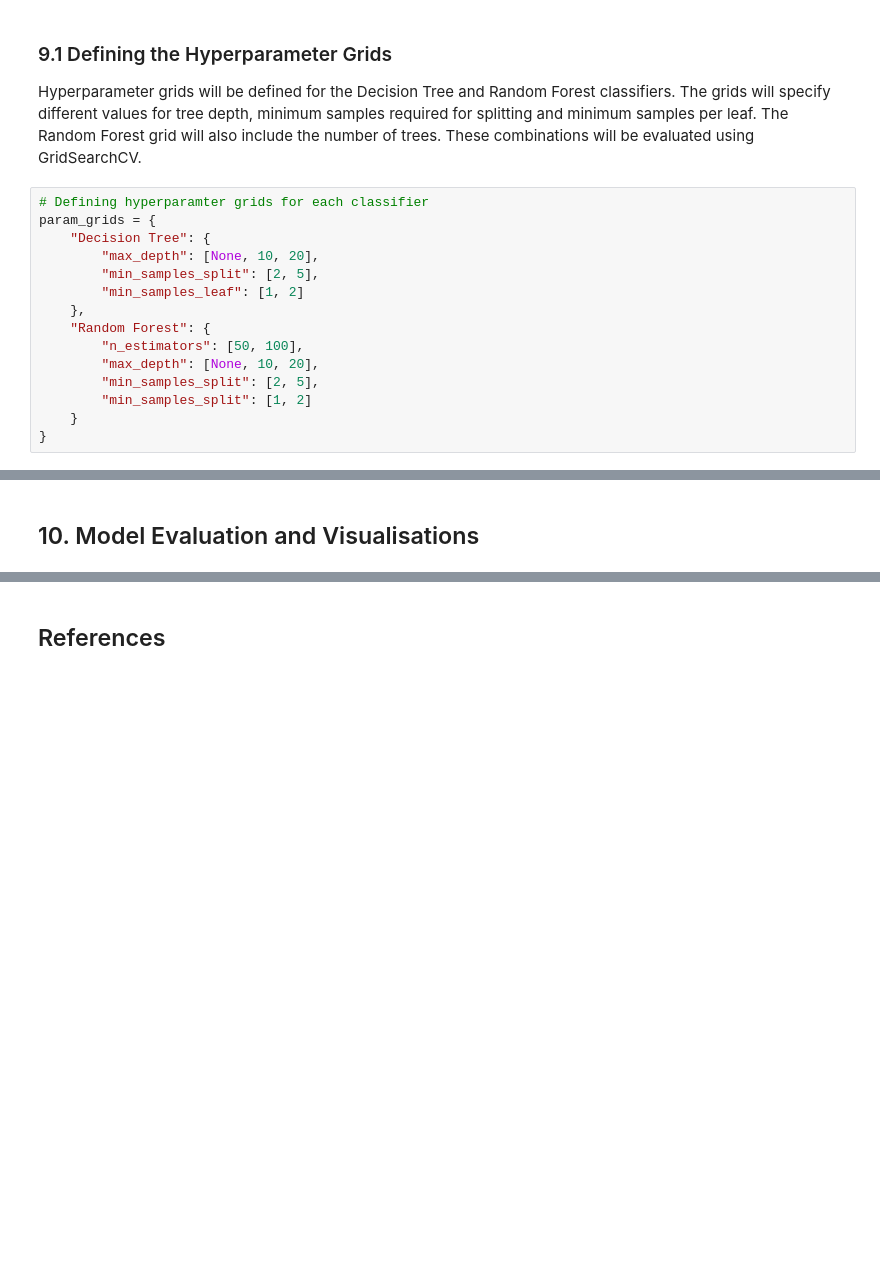
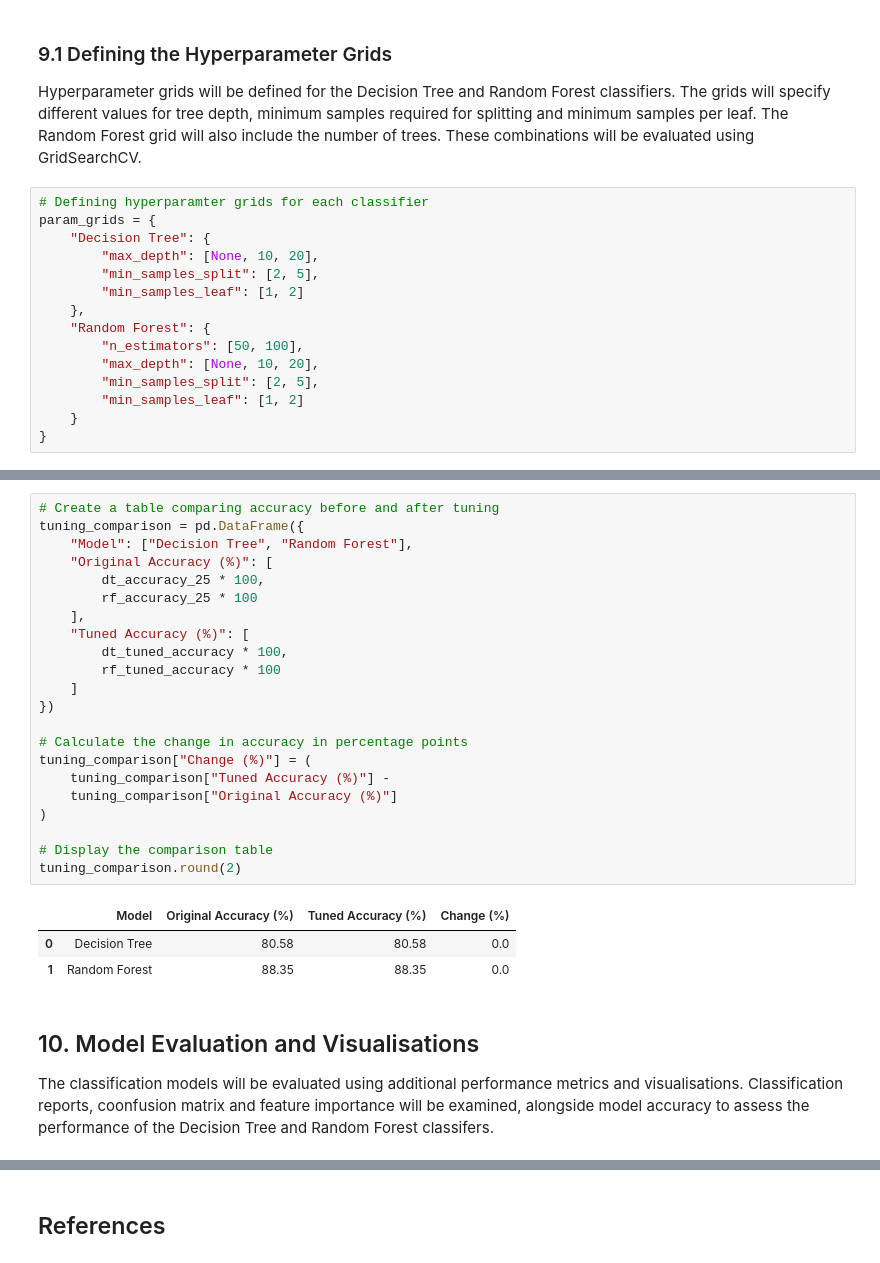
Before and after one commit to sba26104-KOR/HDSDAB-Sep26-PT-SB-Machine-LearningMachine-Learning-CA1, a Jupyter notebook: MLB_Batting_Classification_CA1.ipynb, the cells around one changed output, grey strips where cells are left out. Drawn from its saved outputs; the diff is of its cells as text; blank space fills up the shorter version.

```diff
--- a/MLB_Batting_Classification_CA1.ipynb
+++ b/MLB_Batting_Classification_CA1.ipynb
@@ -1002,7 +1002,7 @@ param_grids = {
         "n_estimators": [50, 100],
         "max_depth": [None, 10, 20],
         "min_samples_split": [2, 5],
-        "min_samples_split": [1, 2]
+        "min_samples_leaf": [1, 2]
     }
 }
 # %% [markdown]
@@ -1010,2 +1094,30 @@ param_grids = {
+# %%
+# Create a table comparing accuracy before and after tuning
+tuning_comparison = pd.DataFrame({
+    "Model": ["Decision Tree", "Random Forest"],
+    "Original Accuracy (%)": [
+        dt_accuracy_25 * 100,
+        rf_accuracy_25 * 100
+    ],
+    "Tuned Accuracy (%)": [
+        dt_tuned_accuracy * 100,
+        rf_tuned_accuracy * 100
+    ]
+})
+
+# Calculate the change in accuracy in percentage points
+tuning_comparison["Change (%)"] = (
+    tuning_comparison["Tuned Accuracy (%)"] -
+    tuning_comparison["Original Accuracy (%)"]
+)
+
+# Display the comparison table
+tuning_comparison.round(2)
+# %% [output]
+|  | Model | Original Accuracy (%) | Tuned Accuracy (%) | Change (%) |
+| 0 | Decision Tree | 80.58 | 80.58 | 0.0 |
+| 1 | Random Forest | 88.35 | 88.35 | 0.0 |
 # %% [markdown]
 ## 10. Model Evaluation and Visualisations
+
+The classification models will be evaluated using additional performance metrics and visualisations. Classification reports, coonfusion matrix and feature importance will be examined, alongside model accuracy to assess the performance of the Decision Tree and Random Forest classifers.
```
Also changed, not shown: parts of 24 cells of this notebook.
